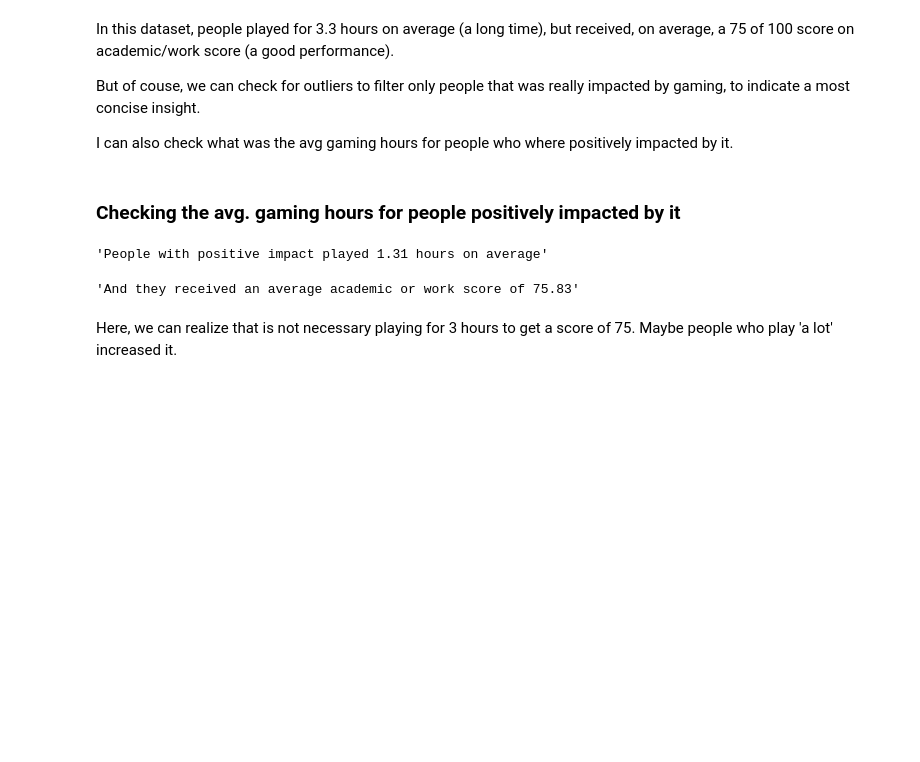
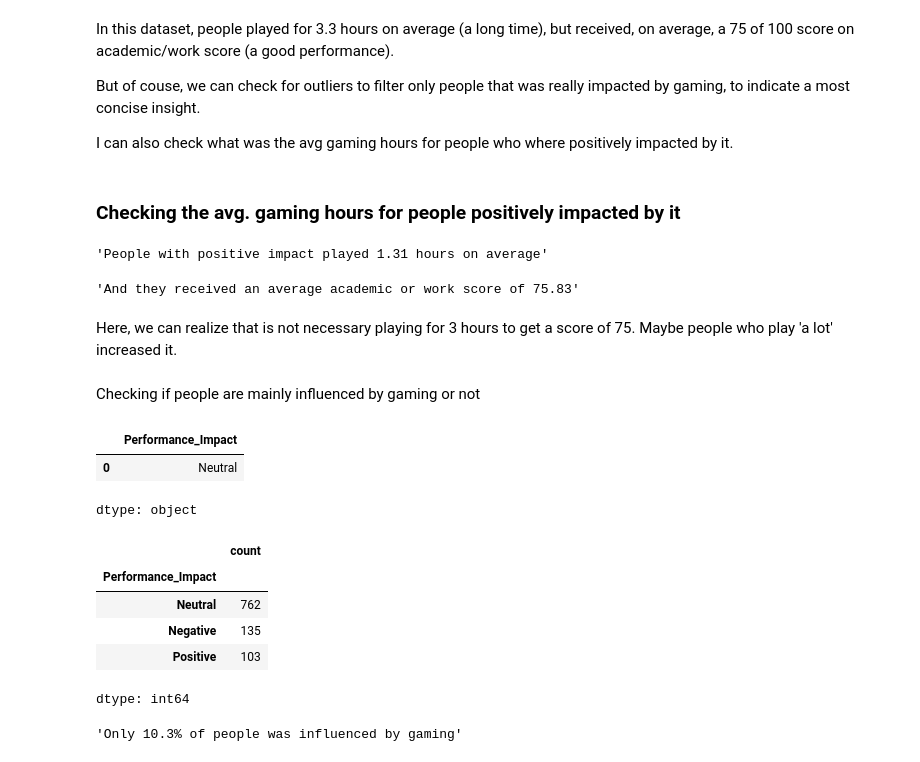
Before and after one commit to prokope/learning-data-science, a Jupyter notebook: data-handling.ipynb, the cells around one changed output. Cells and saved outputs as stored; diff of their text form; code cells hidden in the pictures; blank space fills up the shorter version.

Commit message:
eda: analyzing gaming impact on performance

```diff
--- a/data-handling.ipynb
+++ b/data-handling.ipynb
@@ -222,3 +222,27 @@ display(f"And they received an average academic or work score of {df[(df["Perfor
 'And they received an average academic or work score of 75.83'
 # %% [markdown]
 Here, we can realize that is not necessary playing for 3 hours to get a score of 75. Maybe people who play 'a lot' increased it.
+# %% [markdown]
+Checking if people are mainly influenced by gaming or not
+# %%
+display(df["Performance_Impact"].mode())
+# %% [output]
+|  | Performance_Impact |
+| 0 | Neutral |
+dtype: object
+# %%
+display(df["Performance_Impact"].value_counts())
+# %% [output]
+|  | count |
+| Performance_Impact |  |
+| Neutral | 762 |
+| Negative | 135 |
+| Positive | 103 |
+dtype: int64
+# %%
+total = df["Performance_Impact"].value_counts().sum()
+positive = df["Performance_Impact"].value_counts().loc["Positive"]
+percent = (positive * 100) / total
+display(f"Only {percent}% of people was influenced by gaming")
+# %% [output]
+'Only 10.3% of people was influenced by gaming'
```
